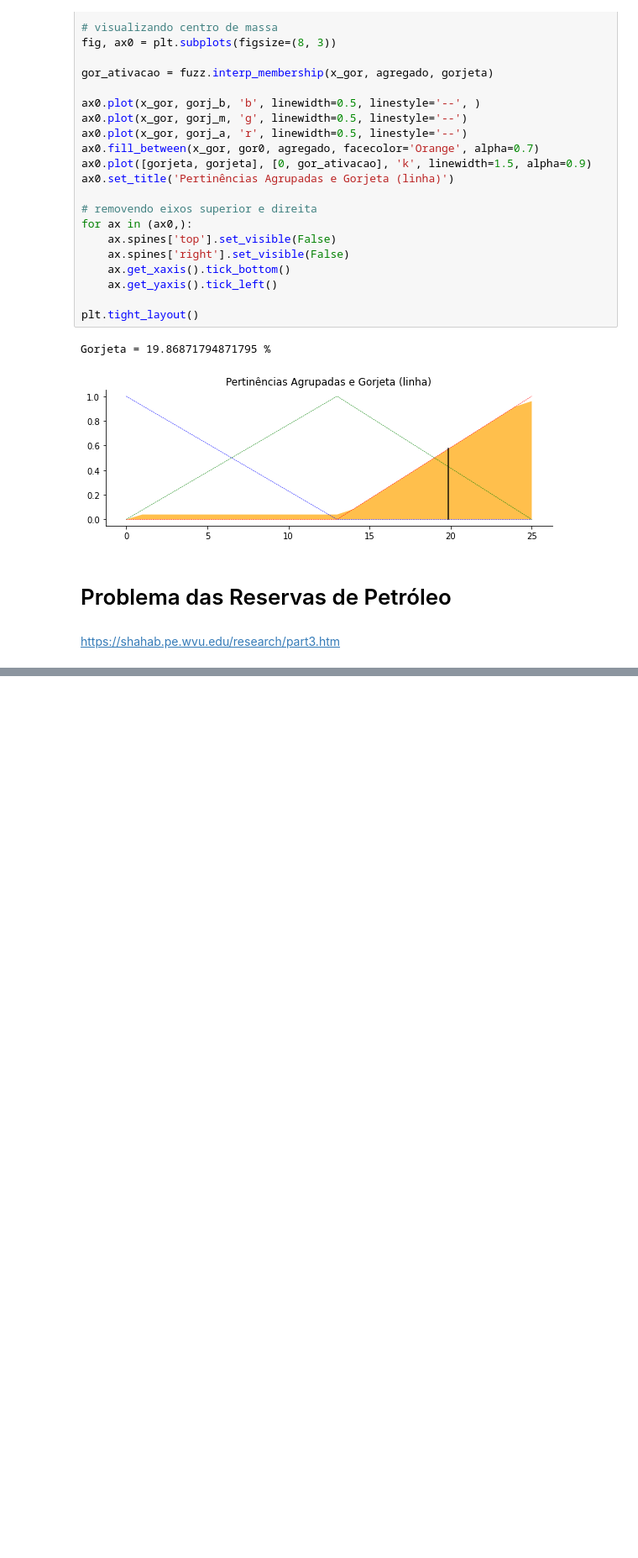
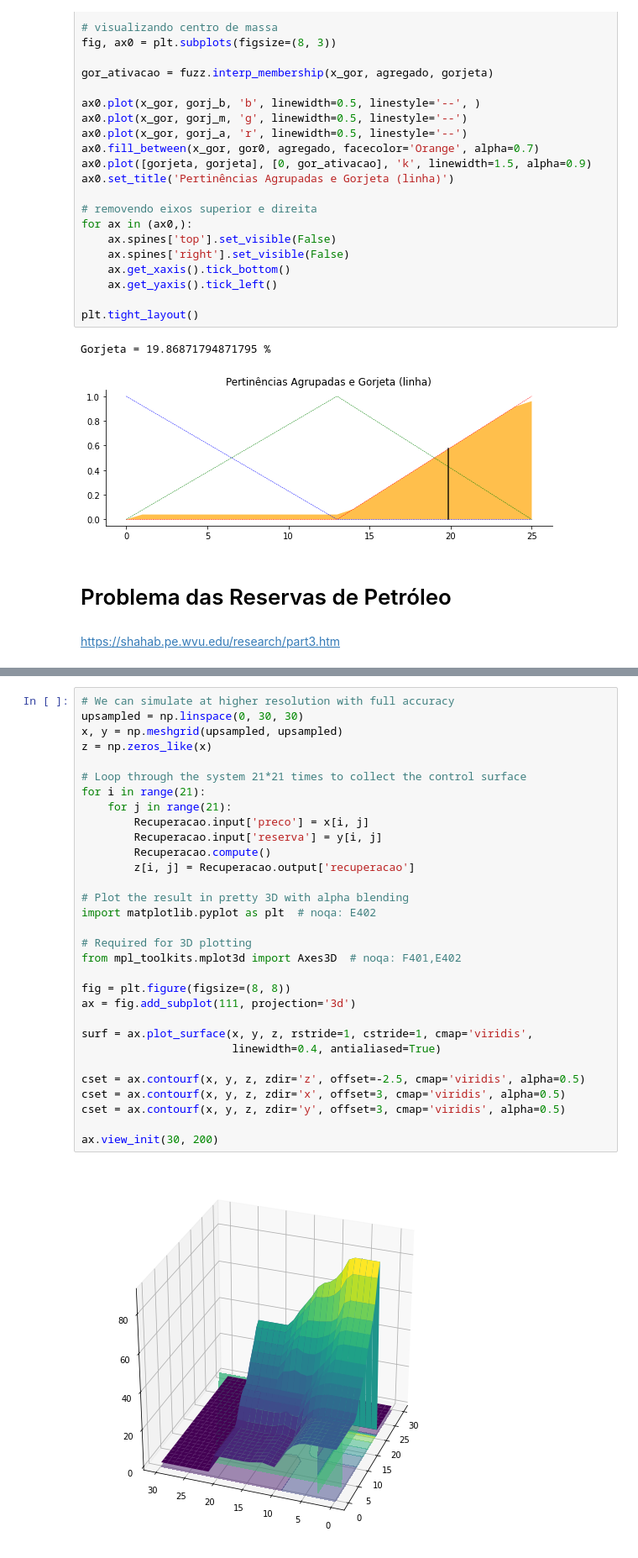
Before and after one commit to valerio-unifei/UNIFEI-IA-Aulas, a Jupyter notebook: UNIFEI_IA_Lógica_Difusa_(Fuzzy).ipynb, the cells around one changed output, grey strips where cells are left out. Shown: that part at 84% size. Cells and saved outputs as stored; diff of their text form; blank space fills up the shorter version.

```diff
--- a/UNIFEI_IA_Lógica_Difusa_(Fuzzy).ipynb
+++ b/UNIFEI_IA_Lógica_Difusa_(Fuzzy).ipynb
@@ -253,0 +254,33 @@ Recuperação = 75.47619047619045 %
+# %%
+# We can simulate at higher resolution with full accuracy
+upsampled = np.linspace(0, 30, 30)
+x, y = np.meshgrid(upsampled, upsampled)
+z = np.zeros_like(x)
+
+# Loop through the system 21*21 times to collect the control surface
+for i in range(21):
+    for j in range(21):
+        Recuperacao.input['preco'] = x[i, j]
+        Recuperacao.input['reserva'] = y[i, j]
+        Recuperacao.compute()
+        z[i, j] = Recuperacao.output['recuperacao']
+
+# Plot the result in pretty 3D with alpha blending
+import matplotlib.pyplot as plt  # noqa: E402
+
+# Required for 3D plotting
+from mpl_toolkits.mplot3d import Axes3D  # noqa: F401,E402
+
+fig = plt.figure(figsize=(8, 8))
+ax = fig.add_subplot(111, projection='3d')
+
+surf = ax.plot_surface(x, y, z, rstride=1, cstride=1, cmap='viridis',
+                       linewidth=0.4, antialiased=True)
+
+cset = ax.contourf(x, y, z, zdir='z', offset=-2.5, cmap='viridis', alpha=0.5)
+cset = ax.contourf(x, y, z, zdir='x', offset=3, cmap='viridis', alpha=0.5)
+cset = ax.contourf(x, y, z, zdir='y', offset=3, cmap='viridis', alpha=0.5)
+
+ax.view_init(30, 200)
+# %% [output]
+[figure, added]
```
Also changed, not shown: parts of 3 cells of this notebook.
